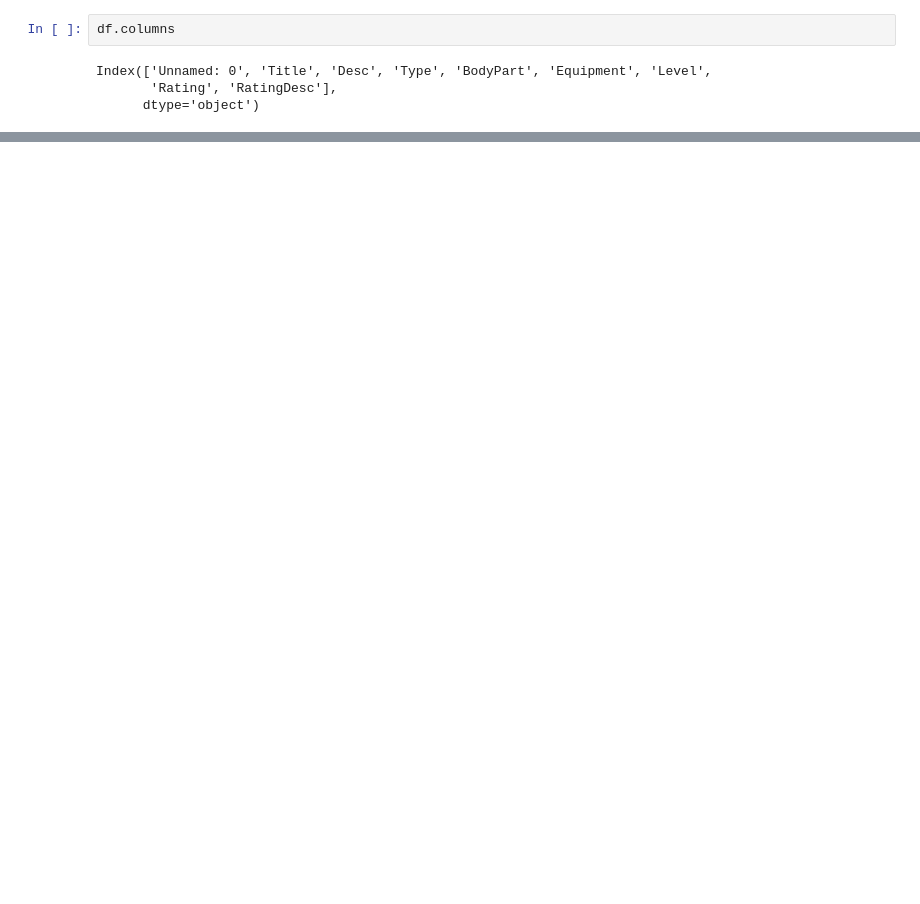
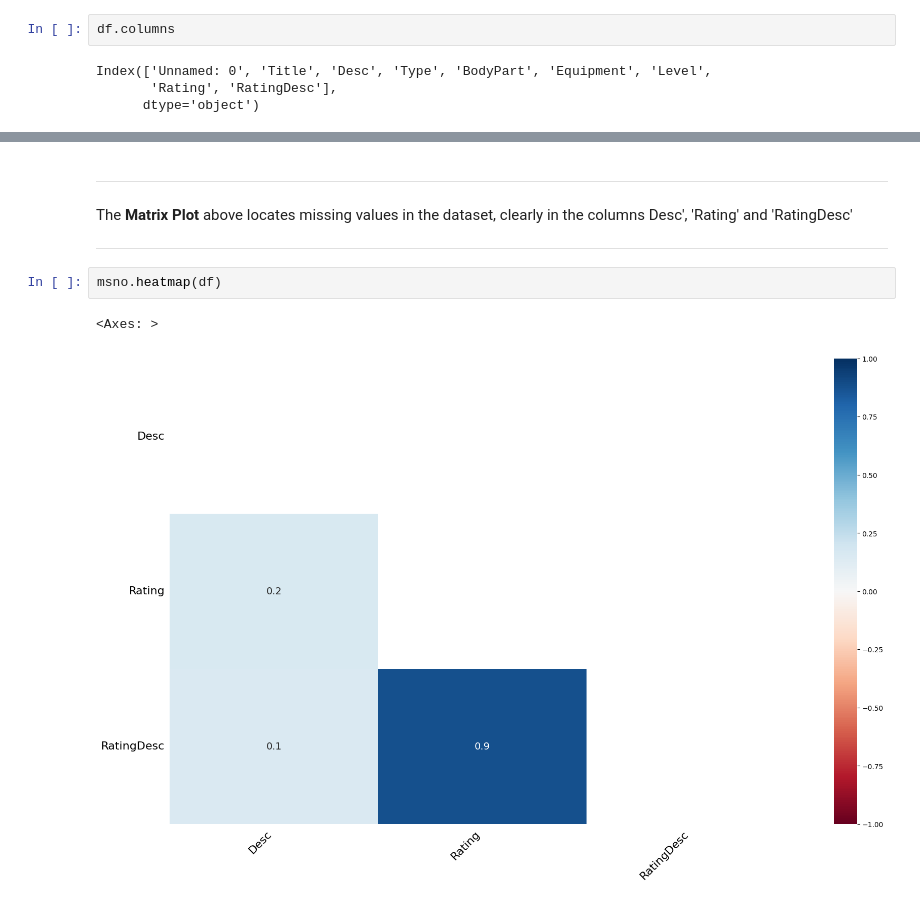
Before and after one commit to adelicia-js/gym-eda, a Jupyter notebook: Gym_EDA.ipynb, the cells around one changed output, grey strips where cells are left out. Cells and saved outputs as stored; diff of their text form; blank space fills up the shorter version.

```diff
--- a/Gym_EDA.ipynb
+++ b/Gym_EDA.ipynb
@@ -72,0 +93,10 @@ Observations:
+# %% [markdown]
+---
+The **Matrix Plot** above locates missing values in the dataset, clearly in the columns Desc', 'Rating' and 'RatingDesc'
+
+---
+# %%
+msno.heatmap(df)
+# %% [output]
+<Axes: >
+[figure, added]
```
Also changed, not shown: parts of 17 cells of this notebook.
